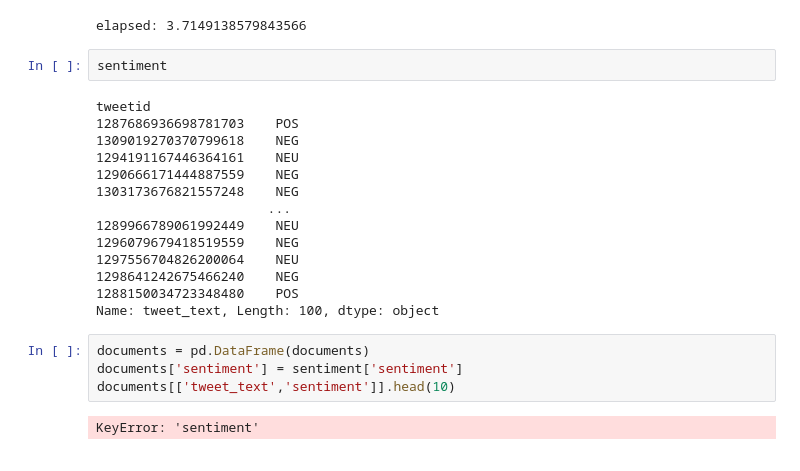
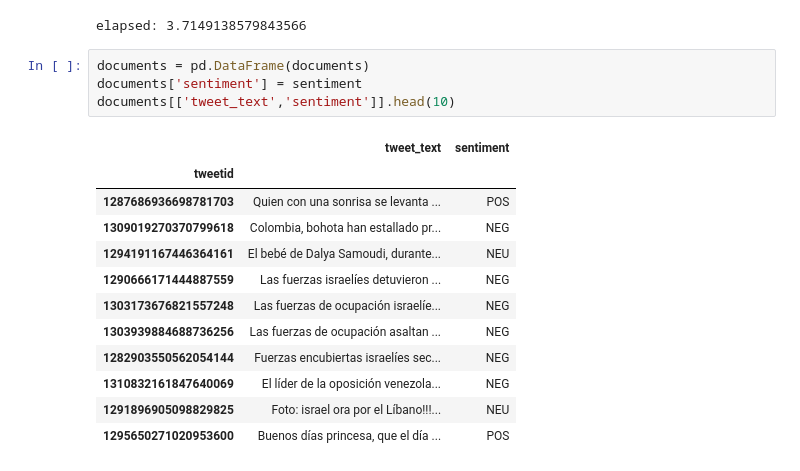
Before and after one commit to sarahkpardo/social-media-data-analysis, a Jupyter notebook: sentiment_analysis_transformers.ipynb, the cells around one changed output. Saved outputs shown, nothing was run; the diff lists cells and outputs as text.

```diff
--- a/sentiment_analysis_transformers.ipynb
+++ b/sentiment_analysis_transformers.ipynb
@@ -395,28 +395,23 @@ sentiment = (documents
 print('elapsed: {}'.format(default_timer() - t1))
 # %% [output]
 elapsed: 3.7149138579843566
-# %%
-sentiment
-# %% [output]
-tweetid
-1287686936698781703    POS
-1309019270370799618    NEG
-1294191167446364161    NEU
-1290666171444887559    NEG
-1303173676821557248    NEG
-                      ...
-1289966789061992449    NEU
-1296079679418519559    NEG
-1297556704826200064    NEU
-1298641242675466240    NEG
-1288150034723348480    POS
-Name: tweet_text, Length: 100, dtype: object
 # %%
 documents = pd.DataFrame(documents)
-documents['sentiment'] = sentiment['sentiment']
+documents['sentiment'] = sentiment
 documents[['tweet_text','sentiment']].head(10)
 # %% [output]
-KeyError: 'sentiment'
+|  | tweet_text | sentiment |
+| tweetid |  |  |
+| 1287686936698781703 | Quien con una sonrisa se levanta ... | POS |
+| 1309019270370799618 | Colombia, bohota han estallado pr... | NEG |
+| 1294191167446364161 | El bebé de Dalya Samoudi, durante... | NEU |
+| 1290666171444887559 | Las fuerzas israelíes detuvieron ... | NEG |
+| 1303173676821557248 | Las fuerzas de ocupación israelíe... | NEG |
+| 1303939884688736256 | Las fuerzas de ocupación asaltan ... | NEG |
+| 1282903550562054144 | Fuerzas encubiertas israelíes sec... | NEG |
+| 1310832161847640069 | El líder de la oposición venezola... | NEG |
+| 1291896905098829825 | Foto: israel ora por el Líbano!!!... | NEU |
+| 1295650271020953600 | Buenos días princesa, que el día ... | POS |
 # %%
 ((documents
 .groupby('sentiment')
```
Also changed, not shown: parts of 3 cells of this notebook, 1 other file.
